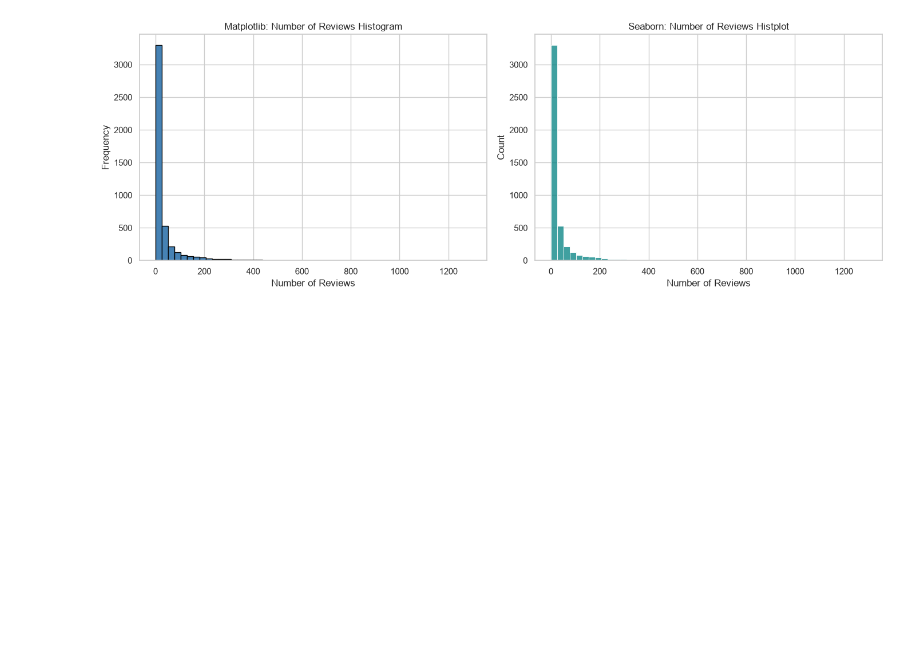
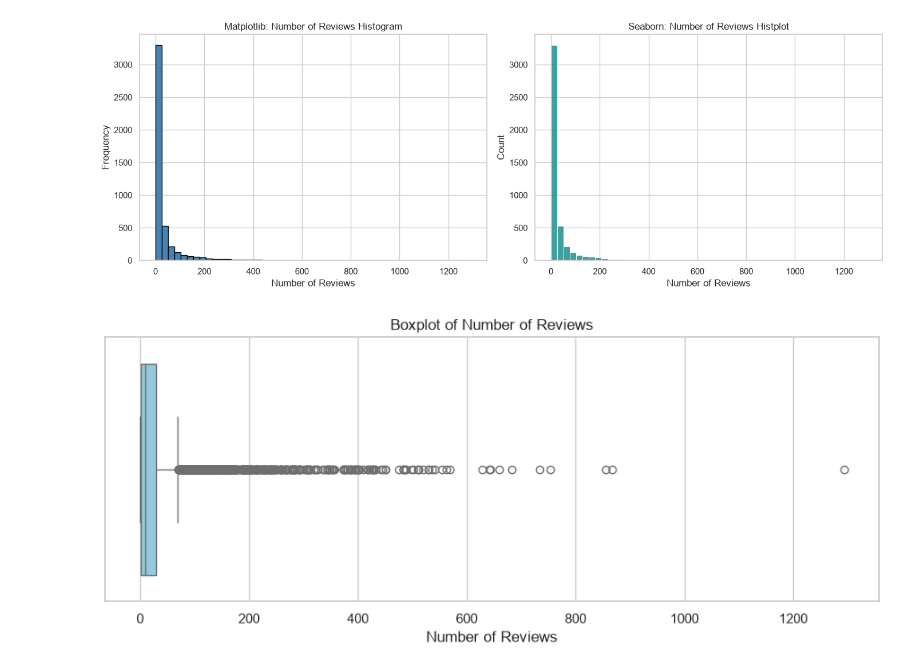
Before and after one commit to mohanavm06/Lexicon_PythonAI_Labs, a Jupyter notebook: Data_analysis_and_visualistion/DLab7.ipynb, the cells around one changed output. Saved outputs shown, nothing was run; the diff lists cells and outputs as text; code cells hidden in the pictures; blank space fills up the shorter version.

Commit message:
Update DLab7.ipynb with review analysis and visualizations

```diff
--- a/Data_analysis_and_visualistion/DLab7.ipynb
+++ b/Data_analysis_and_visualistion/DLab7.ipynb
@@ -28,3 +28,13 @@ plt.tight_layout()
 plt.show()
 # %% [output]
 [figure]
+# %%
+import matplotlib.pyplot as plt
+fig, ax = plt.subplots(figsize=(9, 4))
+sns.boxplot(data=listings, x='number_of_reviews', ax=ax, color='skyblue')
+ax.set_title('Boxplot of Number of Reviews')
+ax.set_xlabel('Number of Reviews')
+plt.tight_layout()
+plt.show()
+# %% [output]
+[figure, added]
```
Also changed, not shown: parts of 11 cells of this notebook.
